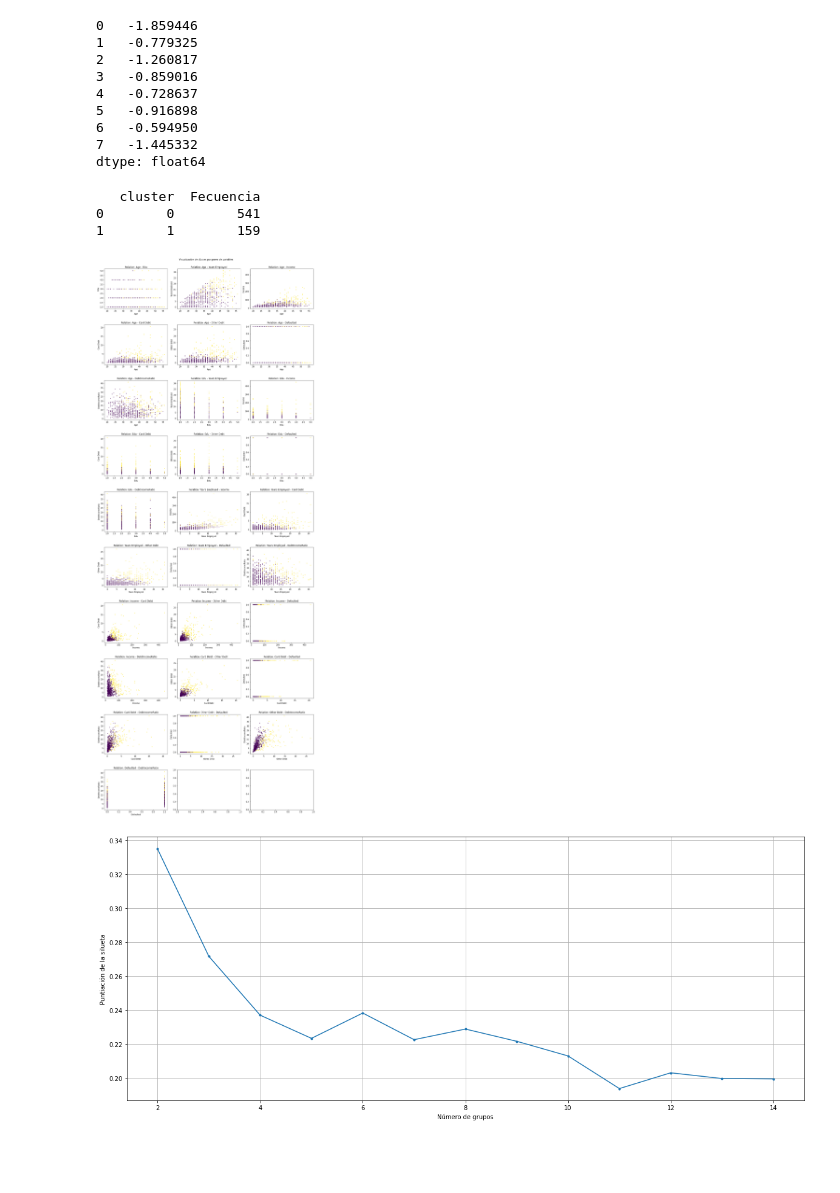
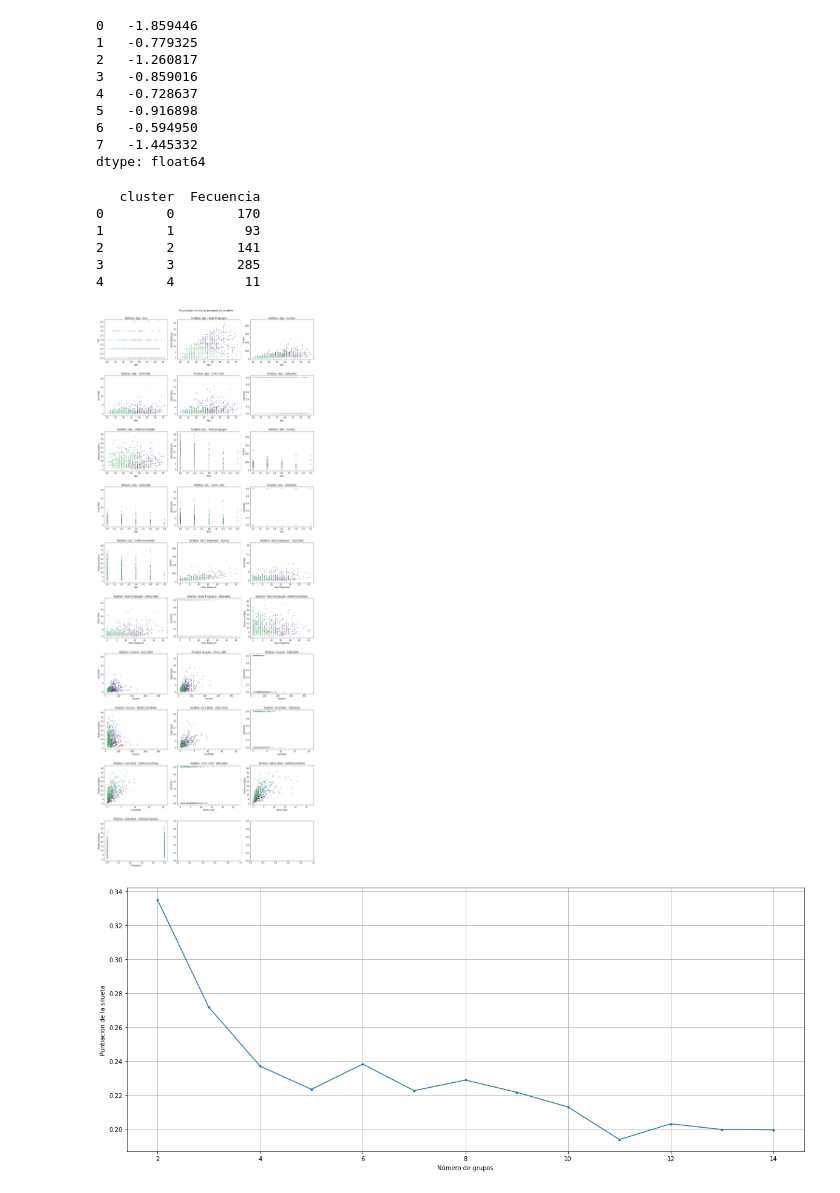
Before and after one commit to orlandoch/coding-dojo, a Jupyter notebook: tareas-week08/tarea_comparacion_clusters.ipynb, the cells around one changed output. Saved outputs shown, nothing was run; the diff lists cells and outputs as text; code cells hidden in the pictures; blank space fills up the shorter version.

```diff
--- a/tareas-week08/tarea_comparacion_clusters.ipynb
+++ b/tareas-week08/tarea_comparacion_clusters.ipynb
@@ -136,12 +136,15 @@ def graphKmeansMultiScater(nClusters):
     fig.suptitle('Visualización de clustes por pares de variables', y=1.01)
     fig.subplots_adjust(hspace=0.4)
 # %%
-graphKmeansMultiScater(2)
+graphKmeansMultiScater(5)
 # %% [output]
    cluster  Fecuencia
-0        0        541
-1        1        159
+0        0        170
+1        1         93
+2        2        141
+3        3        285
+4        4         11
-[figure, old version]
+[figure, new version]
 # %%
 silhouette_scores = []
 maxNClasses=15
```
Also changed, not shown: parts of 3 cells of this notebook.
